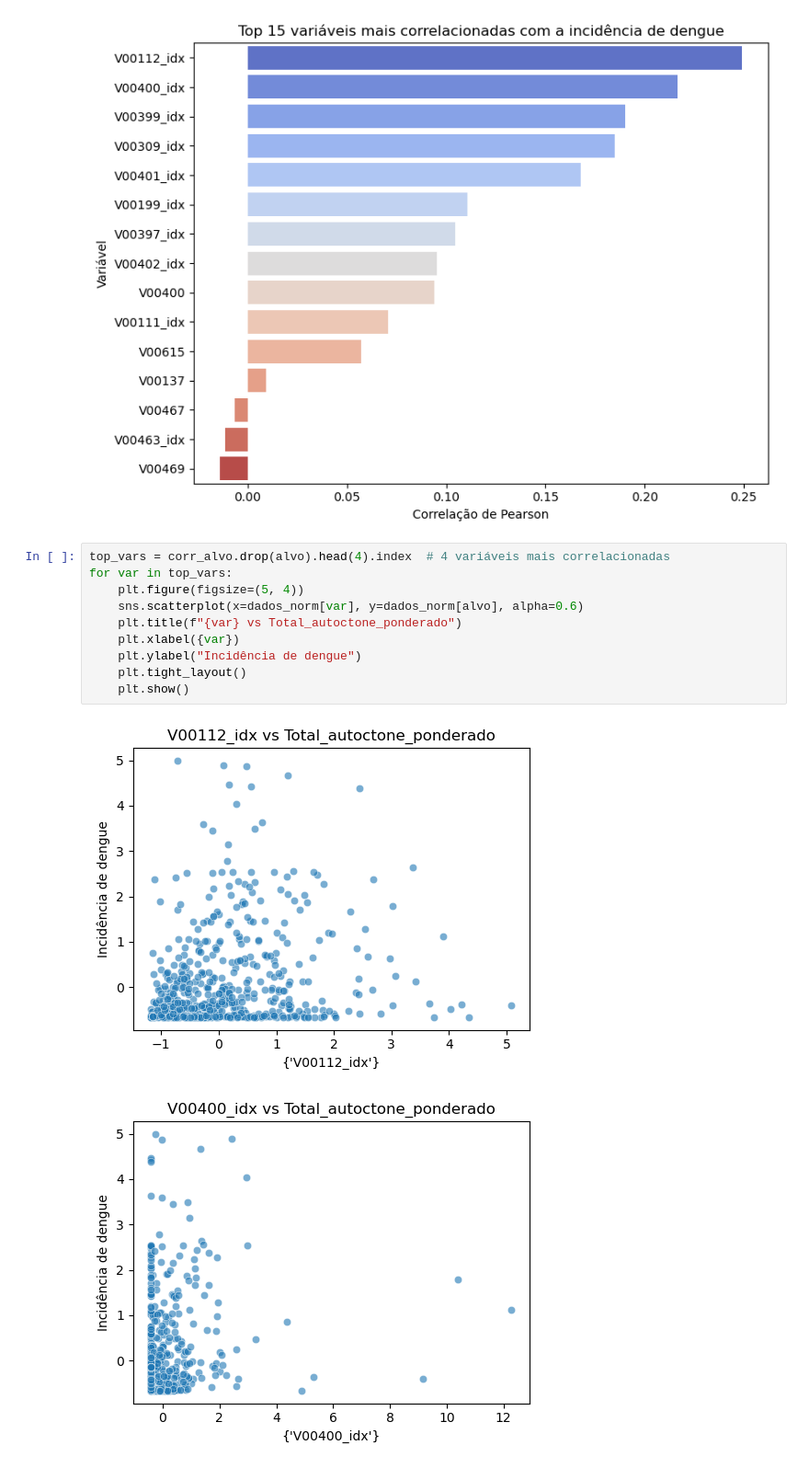
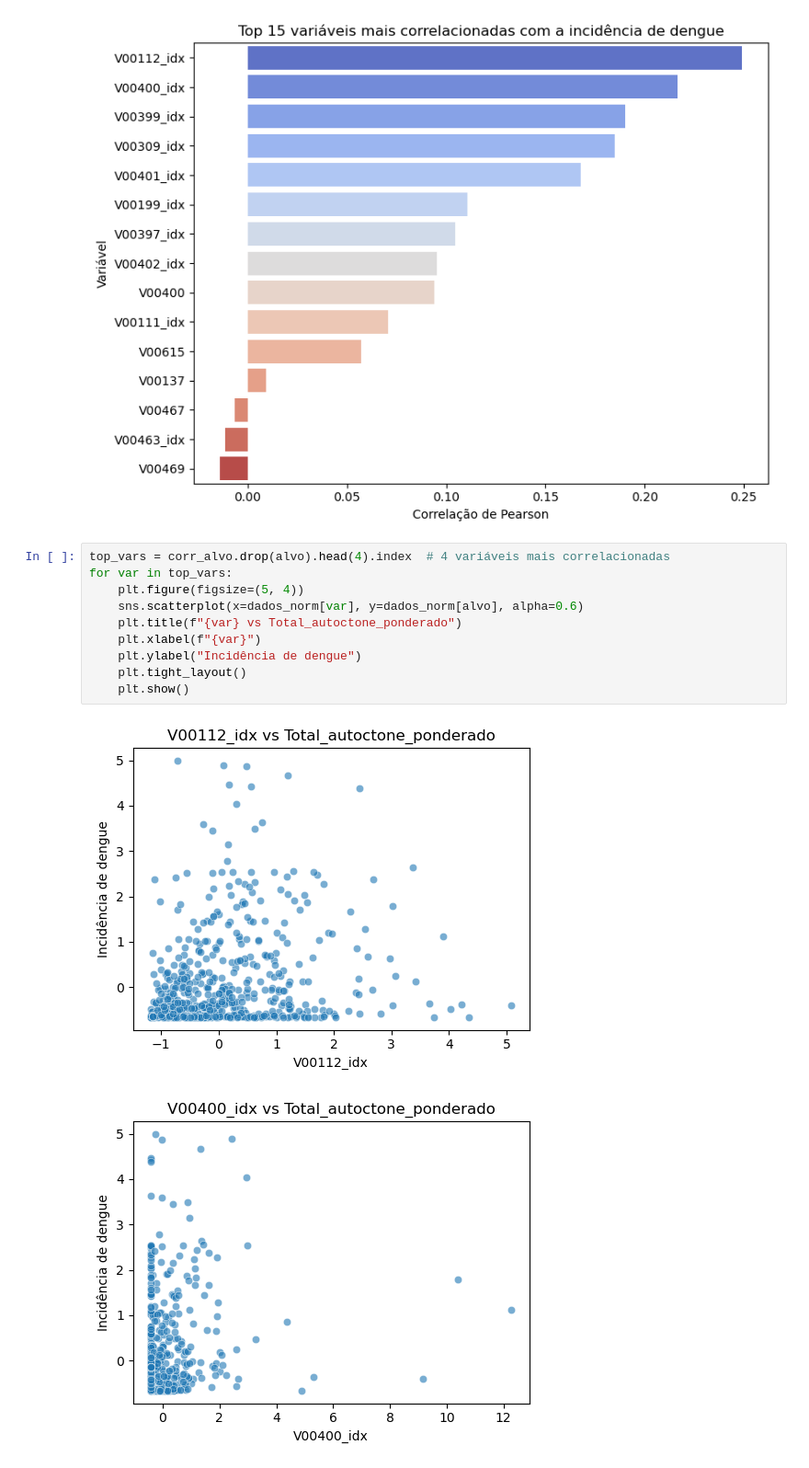
Before and after one commit to Guilherme-Fernandes-da-Costa/RP2_2025, a Jupyter notebook: pasta_nazivon/RP2-AnaliseEstatistica.ipynb, the cells around one changed output. Shown: that part at 92% size. Cells and saved outputs as stored; diff of their text form.

```diff
--- a/pasta_nazivon/RP2-AnaliseEstatistica.ipynb
+++ b/pasta_nazivon/RP2-AnaliseEstatistica.ipynb
@@ -415,13 +415,13 @@ plt.show()
 # %%
 top_vars = corr_alvo.drop(alvo).head(4).index  # 4 variáveis mais correlacionadas
 for var in top_vars:
     plt.figure(figsize=(5, 4))
     sns.scatterplot(x=dados_norm[var], y=dados_norm[alvo], alpha=0.6)
     plt.title(f"{var} vs Total_autoctone_ponderado")
-    plt.xlabel({var})
+    plt.xlabel(f"{var}")
     plt.ylabel("Incidência de dengue")
     plt.tight_layout()
     plt.show()
 # %% [output]
-[figure, old version]
+[figure, new version]
-[figure, old version]
+[figure, new version]
```
Also changed, not shown: parts of 6 cells of this notebook.
